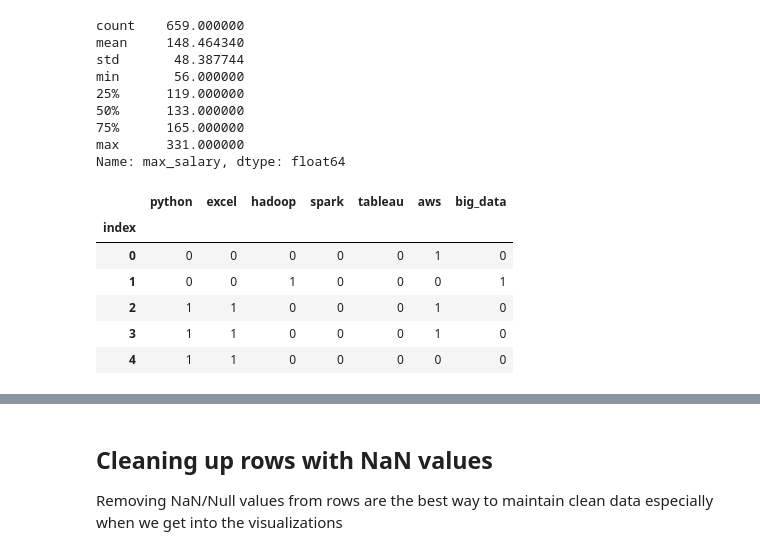
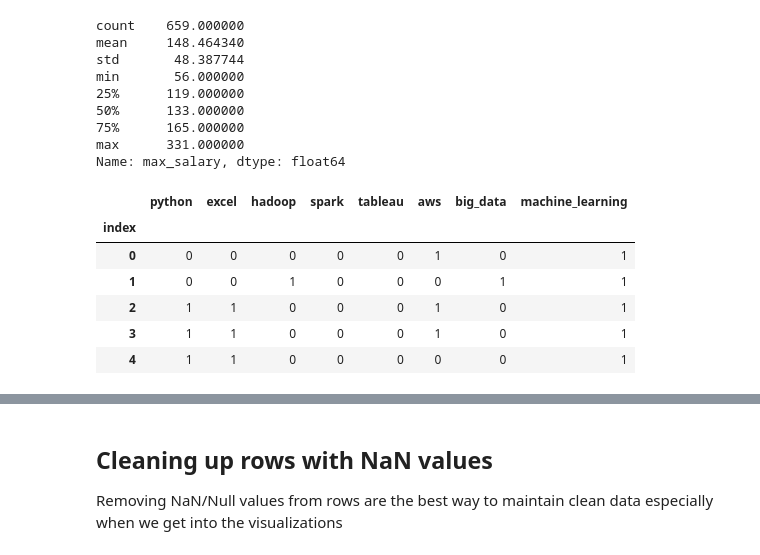
Before and after one commit to AngelX62/Data-Science-Job-Clean, a Jupyter notebook: Data_Science.ipynb, the cells around one changed output, grey strips where cells are left out. Drawn from its saved outputs; the diff is of its cells as text; code cells hidden in the pictures.

```diff
--- a/Data_Science.ipynb
+++ b/Data_Science.ipynb
@@ -407,23 +408,23 @@ max      331.000000
 Name: max_salary, dtype: float64
 # %%
 # Keywords to search for
-key = ['python', 'excel', 'hadoop', 'spark', 'tableau', 'aws', 'big data']
+key = ['python', 'excel', 'hadoop', 'spark', 'tableau', 'aws', 'big data', 'machine learning']
 # Checks each row for keywords and return series of 1s or 0s
 def check_keyword(row):
     return pd.Series({keyword: int(keyword in row['Job_Description'].lower()) for keyword in key})
 # Apply to each row and join to original dataframe
 df = df.join(df.apply(check_keyword, axis=1))
 # %%
-df = df.rename(columns={'big data': 'big_data'})
-df.loc[:, 'python': 'big_data'].head()
+df = df.rename(columns={'big data': 'big_data', 'machine learning': 'machine_learning'})
+df.loc[:, 'python': 'machine_learning'].head()
 # %% [output]
-|  | python | excel | hadoop | spark | tableau | aws | big_data |
-| index |  |  |  |  |  |  |  |
-| 0 | 0 | 0 | 0 | 0 | 0 | 1 | 0 |
-| 1 | 0 | 0 | 1 | 0 | 0 | 0 | 1 |
-| 2 | 1 | 1 | 0 | 0 | 0 | 1 | 0 |
-| 3 | 1 | 1 | 0 | 0 | 0 | 1 | 0 |
-| 4 | 1 | 1 | 0 | 0 | 0 | 0 | 0 |
+|  | python | excel | hadoop | spark | tableau | aws | big_data | machine_learning |
+| index |  |  |  |  |  |  |  |  |
+| 0 | 0 | 0 | 0 | 0 | 0 | 1 | 0 | 1 |
+| 1 | 0 | 0 | 1 | 0 | 0 | 0 | 1 | 1 |
+| 2 | 1 | 1 | 0 | 0 | 0 | 1 | 0 | 1 |
+| 3 | 1 | 1 | 0 | 0 | 0 | 1 | 0 | 1 |
+| 4 | 1 | 1 | 0 | 0 | 0 | 0 | 0 | 1 |
 # %%
 df.head()
 # %% [output]
```
Also changed, not shown: parts of 8 cells of this notebook.
